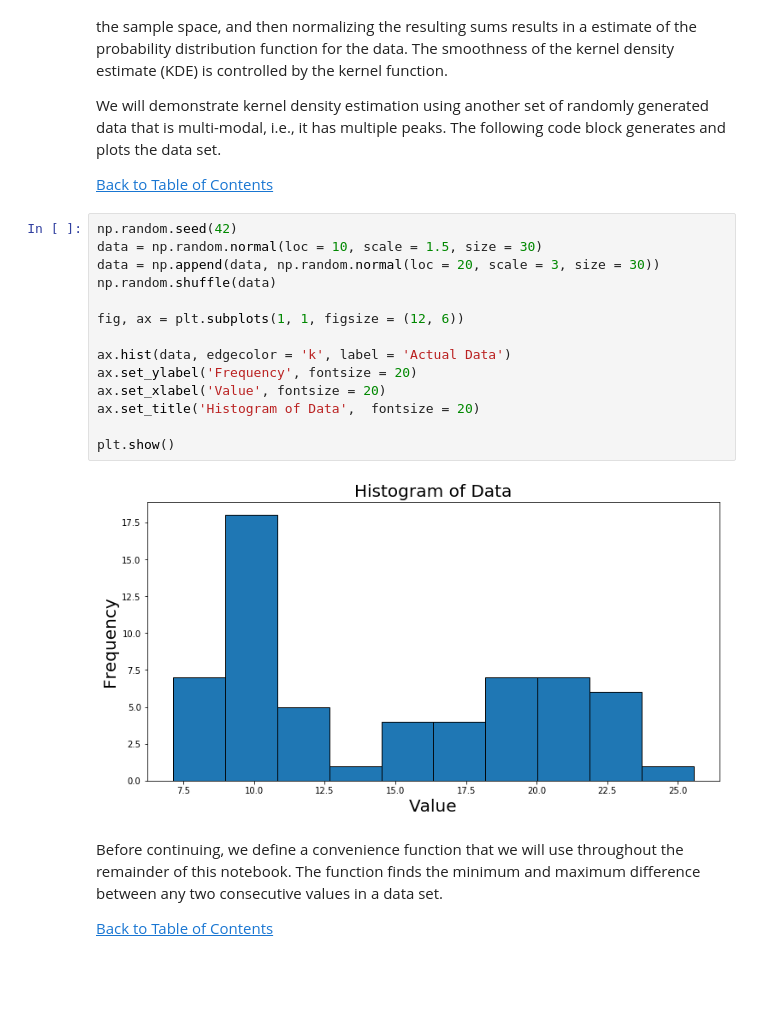
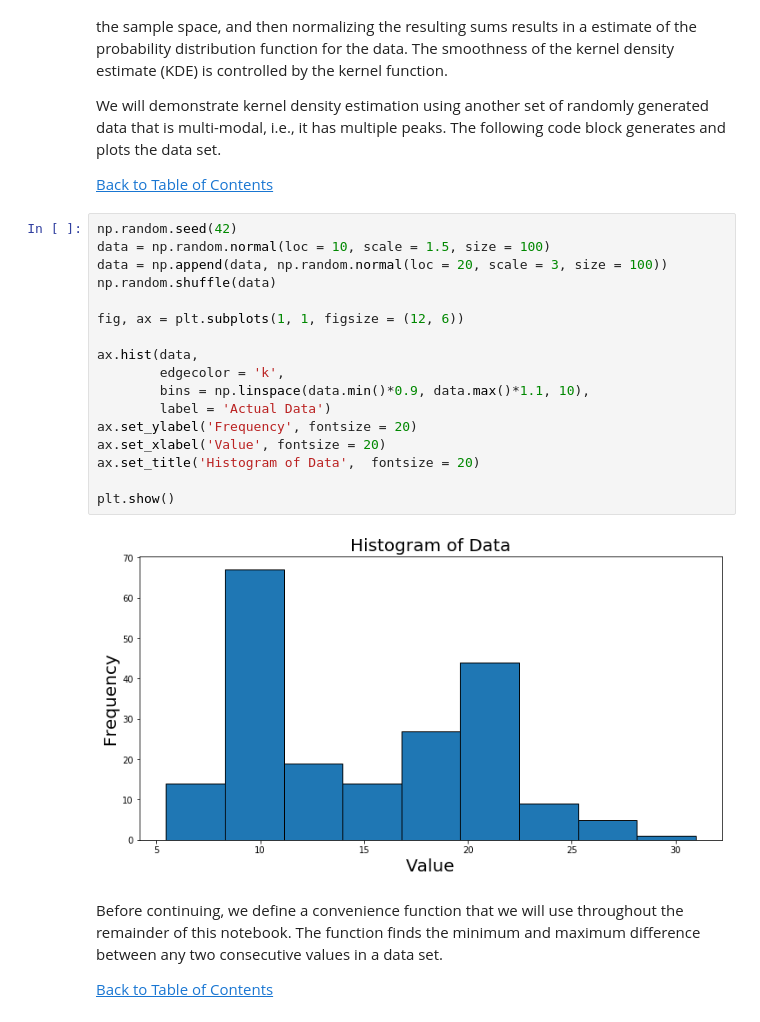
Before and after one commit to nkfreeman/Python_Tutorials, a Jupyter notebook: 6-Distribution_Fitting/Distribution_Fitting.ipynb, the cells around one changed output. Drawn from its saved outputs; the diff is of its cells as text; blank space fills up the shorter version.

```diff
--- a/6-Distribution_Fitting/Distribution_Fitting.ipynb
+++ b/6-Distribution_Fitting/Distribution_Fitting.ipynb
@@ -575,20 +492,23 @@ We will demonstrate kernel density estimation using another set of randomly gene
 [Back to Table of Contents](#Table_of_Contents)<br>
 # %%
 np.random.seed(42)
-data = np.random.normal(loc = 10, scale = 1.5, size = 30)
-data = np.append(data, np.random.normal(loc = 20, scale = 3, size = 30))
+data = np.random.normal(loc = 10, scale = 1.5, size = 100)
+data = np.append(data, np.random.normal(loc = 20, scale = 3, size = 100))
 np.random.shuffle(data)
 
 fig, ax = plt.subplots(1, 1, figsize = (12, 6))
 
-ax.hist(data, edgecolor = 'k', label = 'Actual Data')
+ax.hist(data,
+        edgecolor = 'k',
+        bins = np.linspace(data.min()*0.9, data.max()*1.1, 10),
+        label = 'Actual Data')
 ax.set_ylabel('Frequency', fontsize = 20)
 ax.set_xlabel('Value', fontsize = 20)
 ax.set_title('Histogram of Data',  fontsize = 20)
 
 plt.show()
 # %% [output]
-[figure, old version]
+[figure, new version]
 # %% [markdown]
 Before continuing, we define a convenience function that we will use throughout the remainder of this notebook. The function finds the minimum and maximum difference between any two consecutive values in a data set.
 
```
Also changed, not shown: parts of 53 cells of this notebook.
